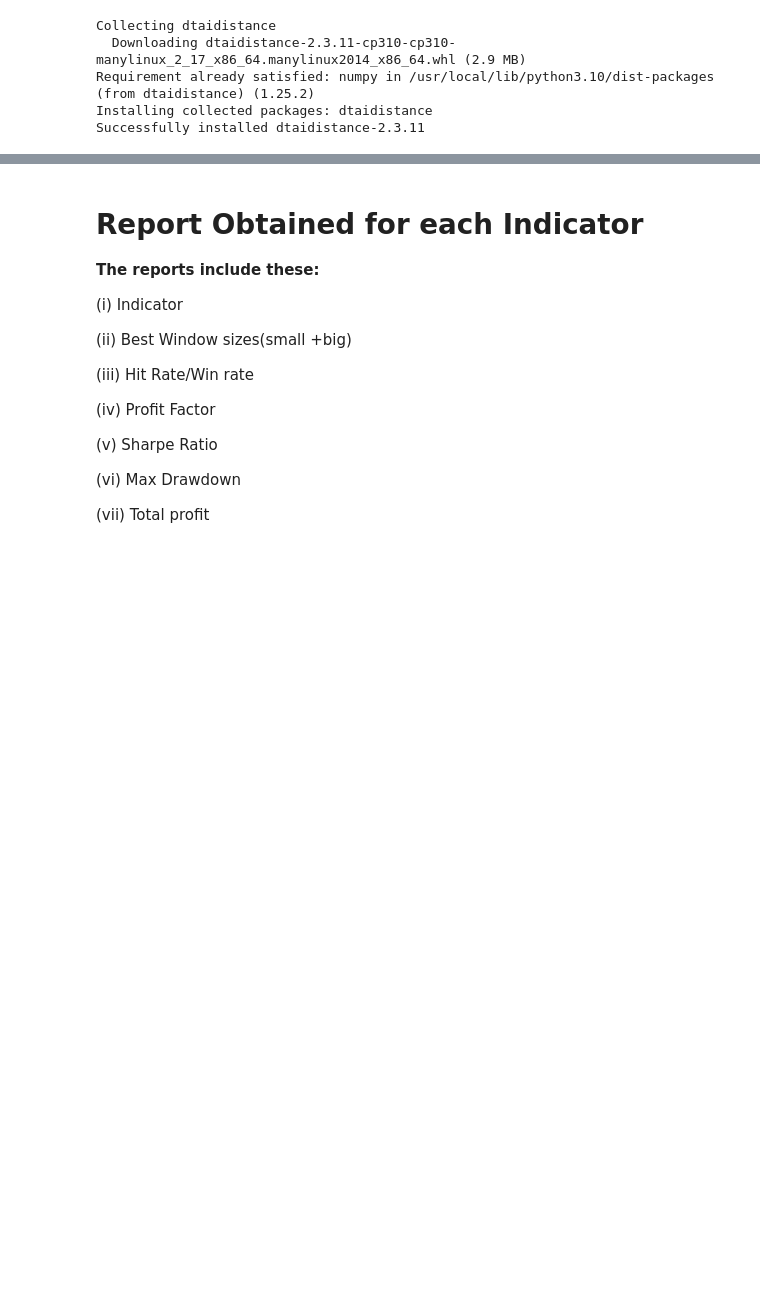
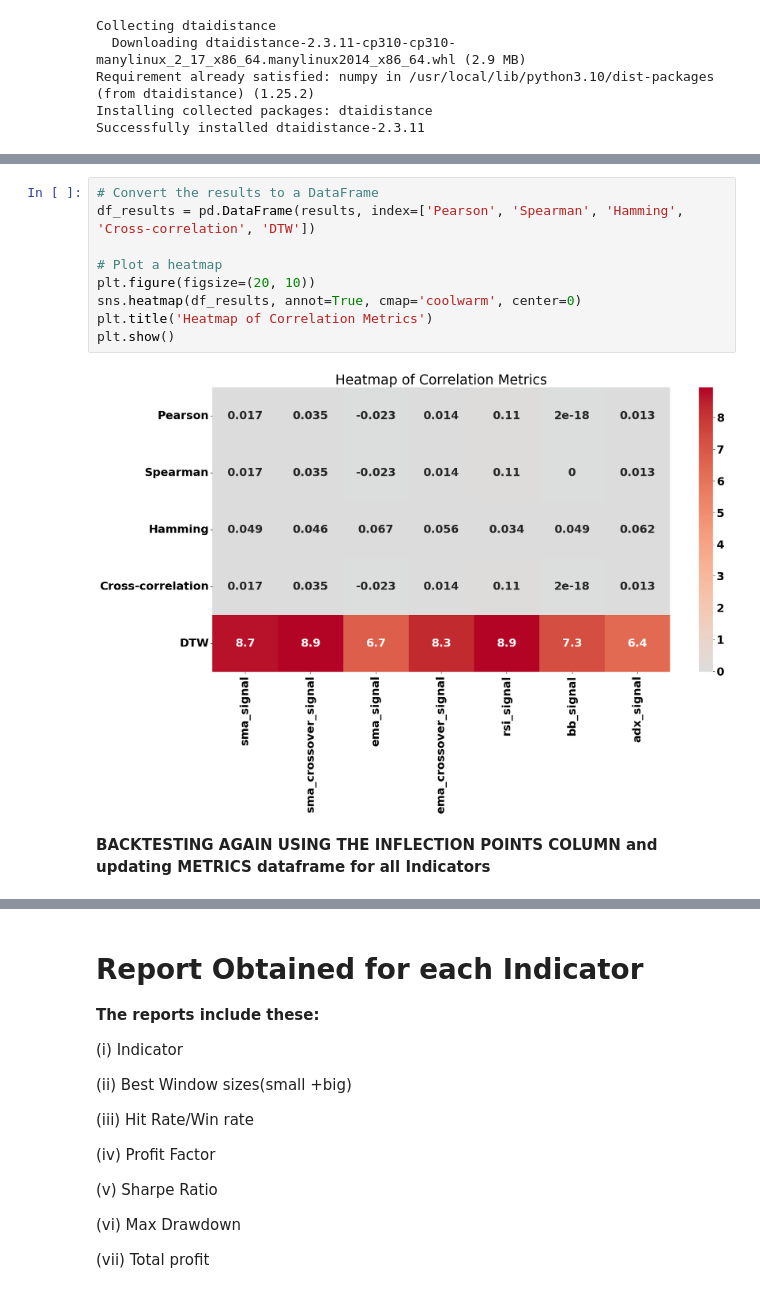
Before and after one commit to abhinav70291/TechnicalAnalysis-for-intra-day-trading, a Jupyter notebook: Technical_Analysis_rectified.ipynb, the cells around one changed output, grey strips where cells are left out. Saved outputs shown, nothing was run; the diff lists cells and outputs as text; blank space fills up the shorter version.

```diff
--- a/Technical_Analysis_rectified.ipynb
+++ b/Technical_Analysis_rectified.ipynb
@@ -1160,0 +1165,13 @@ Cross-correlation score of sma_signal with ground truth: 0.016736903033236383
+# %%
+# Convert the results to a DataFrame
+df_results = pd.DataFrame(results, index=['Pearson', 'Spearman', 'Hamming', 'Cross-correlation', 'DTW'])
+
+# Plot a heatmap
+plt.figure(figsize=(20, 10))
+sns.heatmap(df_results, annot=True, cmap='coolwarm', center=0)
+plt.title('Heatmap of Correlation Metrics')
+plt.show()
+# %% [output]
+[figure, added]
+# %% [markdown]
+**BACKTESTING AGAIN USING THE INFLECTION POINTS COLUMN and updating METRICS dataframe for all Indicators**
```
Also changed, not shown: parts of 4 cells of this notebook.
